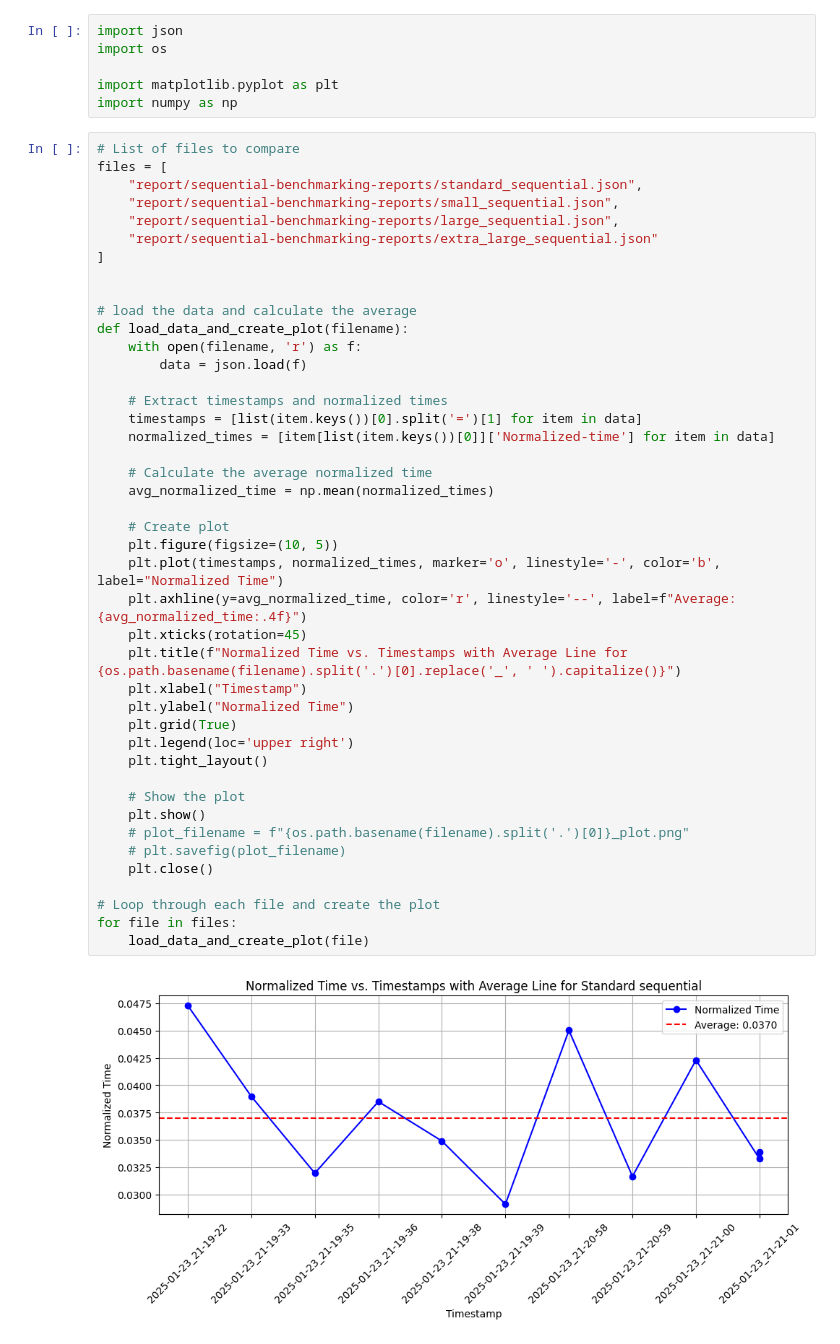
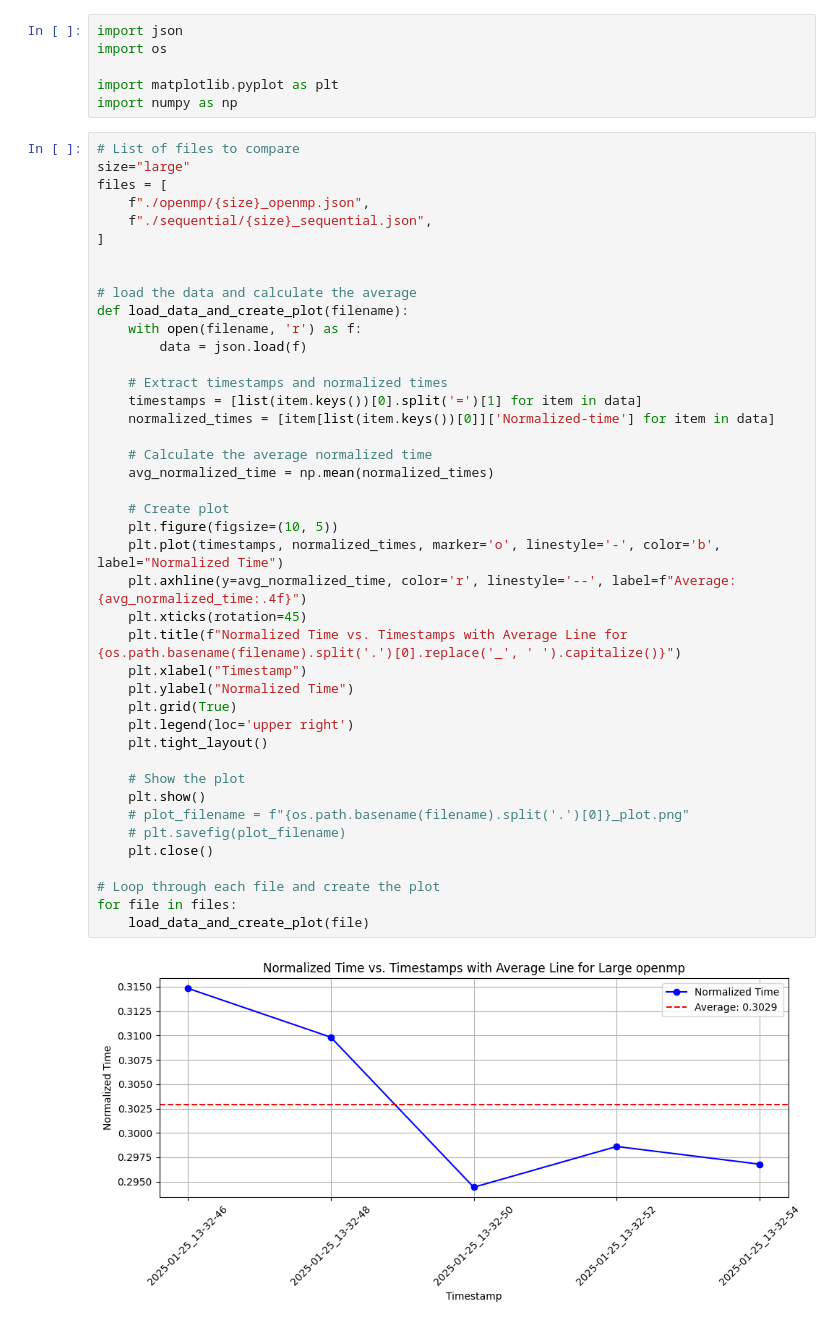
Before and after one commit to fabiobove-dr/HPC-jacobi-2d-imper, a Jupyter notebook: report/benchmarking_analysis.ipynb, the cells around one changed output. Saved outputs shown, nothing was run; the diff lists cells and outputs as text.

```diff
--- a/report/benchmarking_analysis.ipynb
+++ b/report/benchmarking_analysis.ipynb
@@ -6,11 +6,10 @@ import matplotlib.pyplot as plt
 import numpy as np
 # %%
 # List of files to compare
+size="large"
 files = [
-    "report/sequential-benchmarking-reports/standard_sequential.json",
-    "report/sequential-benchmarking-reports/small_sequential.json",
-    "report/sequential-benchmarking-reports/large_sequential.json",
-    "report/sequential-benchmarking-reports/extra_large_sequential.json"
+    f"./openmp/{size}_openmp.json",
+    f"./sequential/{size}_sequential.json",
 ]
 
 
@@ -21,31 +20,31 @@ def load_data_and_create_plot(filename):
 
     # Extract timestamps and normalized times
     timestamps = [list(item.keys())[0].split('=')[1] for item in data]
     normalized_times = [item[list(item.keys())[0]]['Normalized-time'] for item in data]
 
     # Calculate the average normalized time
     avg_normalized_time = np.mean(normalized_times)
 
     # Create plot
     plt.figure(figsize=(10, 5))
     plt.plot(timestamps, normalized_times, marker='o', linestyle='-', color='b', label="Normalized Time")
     plt.axhline(y=avg_normalized_time, color='r', linestyle='--', label=f"Average: {avg_normalized_time:.4f}")
     plt.xticks(rotation=45)
     plt.title(f"Normalized Time vs. Timestamps with Average Line for {os.path.basename(filename).split('.')[0].replace('_', ' ').capitalize()}")
     plt.xlabel("Timestamp")
     plt.ylabel("Normalized Time")
     plt.grid(True)
     plt.legend(loc='upper right')
     plt.tight_layout()
 
     # Show the plot
     plt.show()
     # plot_filename = f"{os.path.basename(filename).split('.')[0]}_plot.png"
     # plt.savefig(plot_filename)
     plt.close()
 
 # Loop through each file and create the plot
 for file in files:
     load_data_and_create_plot(file)
 # %% [output]
-[figure, old version]
+[figure, new version]
```
Also changed, not shown: parts of 3 cells of this notebook.
